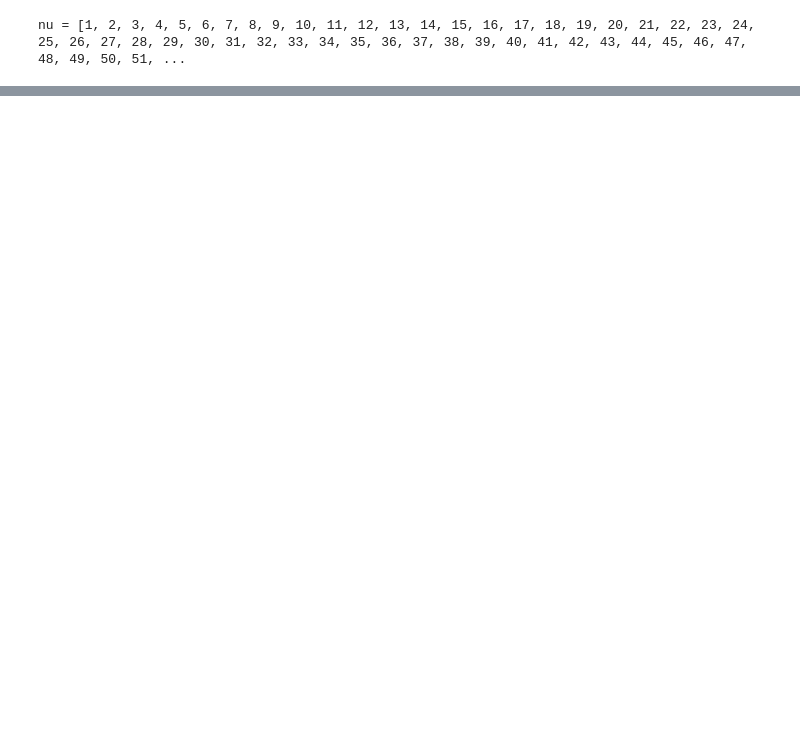
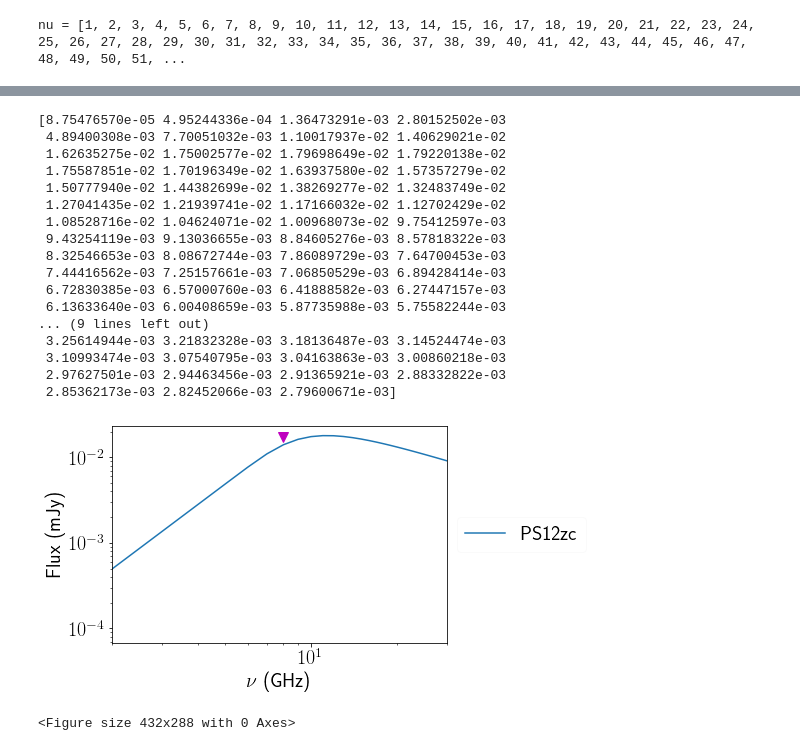
Before and after one commit to ibikadaeze/ast1501, a Jupyter notebook: synsnmodel.ipynb, the cells around one changed output, grey strips where cells are left out. Drawn from its saved outputs; the diff is of its cells as text; code cells hidden in the pictures; blank space fills up the shorter version.

```diff
--- a/synsnmodel.ipynb
+++ b/synsnmodel.ipynb
@@ -63 +195,56 @@ plt.savefig('syn1.pdf')
+# %%
+#PS12zc
+#Synchrotron model of the fluxes
+import numpy as np
+plt.rc('text', usetex=True)
+
+t =1091.92948586118
+t_p = 1091.92948586118 #days
+nu =np.arange(1, 100, dtype=float)
+nu_p = 10 #GHz
+F_nup = 0.0175 #mjansky
+m = 0.88 #using stAandard model
+p = 3.0 #using standard model
+a = (2*m)+0.5
+b = (p+5-(6*m))/2
+
+F_nu = F_nup*1.582*(t/t_p)**a*(nu/nu_p)**(5/2)*(1-np.exp(-(t/t_p)**(-(a+b))*(nu/nu_p)**(-(p+4)/2)))
+
+print(F_nu)
+
+plt.rcParams.update({'font.size': 20})
+plt.figure()
+#plt.ylim(0.0001400,0.01570)
+plt.xlim(2, 30)
+plt.xscale('log')
+plt.yscale('log')
+ax=plt.subplot(111)
+plt.plot(8,0.0175, 'mv', markersize=10)
+plt.plot(nu,F_nu, label ='PS12zc')
+plt.xlabel(r'$\nu$ (GHz)', fontsize=20) #Log$_{10}$ t$_{rest}$(days)($\u03BD$ /5 GHz)', fontsize=14)
+plt.ylabel('Flux (mJy)', fontsize=20) #Log$_{10}$ Luminosity (erg $s^{-1}$ $Hz^{-1}$)', fontsize =14)
+plt.legend(frameon=True, framealpha=0.1, loc='center left', bbox_to_anchor=(1, 0.5))
+#ax.legend(loc='center left', bbox_to_anchor=(1, 0.5))
+plt.show()
+plt.savefig('synPS12zc.pdf')
+# %% [output]
+[8.75476570e-05 4.95244336e-04 1.36473291e-03 2.80152502e-03
+ 4.89400308e-03 7.70051032e-03 1.10017937e-02 1.40629021e-02
+ 1.62635275e-02 1.75002577e-02 1.79698649e-02 1.79220138e-02
+ 1.75587851e-02 1.70196349e-02 1.63937580e-02 1.57357279e-02
+ 1.50777940e-02 1.44382699e-02 1.38269277e-02 1.32483749e-02
+ 1.27041435e-02 1.21939741e-02 1.17166032e-02 1.12702429e-02
+ 1.08528716e-02 1.04624071e-02 1.00968073e-02 9.75412597e-03
+ 9.43254119e-03 9.13036655e-03 8.84605276e-03 8.57818322e-03
+ 8.32546653e-03 8.08672744e-03 7.86089729e-03 7.64700453e-03
+ 7.44416562e-03 7.25157661e-03 7.06850529e-03 6.89428414e-03
+ 6.72830385e-03 6.57000760e-03 6.41888582e-03 6.27447157e-03
+ 6.13633640e-03 6.00408659e-03 5.87735988e-03 5.75582244e-03
+... (9 lines left out)
+ 3.25614944e-03 3.21832328e-03 3.18136487e-03 3.14524474e-03
+ 3.10993474e-03 3.07540795e-03 3.04163863e-03 3.00860218e-03
+ 2.97627501e-03 2.94463456e-03 2.91365921e-03 2.88332822e-03
+ 2.85362173e-03 2.82452066e-03 2.79600671e-03]
+[figure, added]
+<Figure size 432x288 with 0 Axes>
 # %%
```
Also changed, not shown: parts of 51 cells of this notebook.
